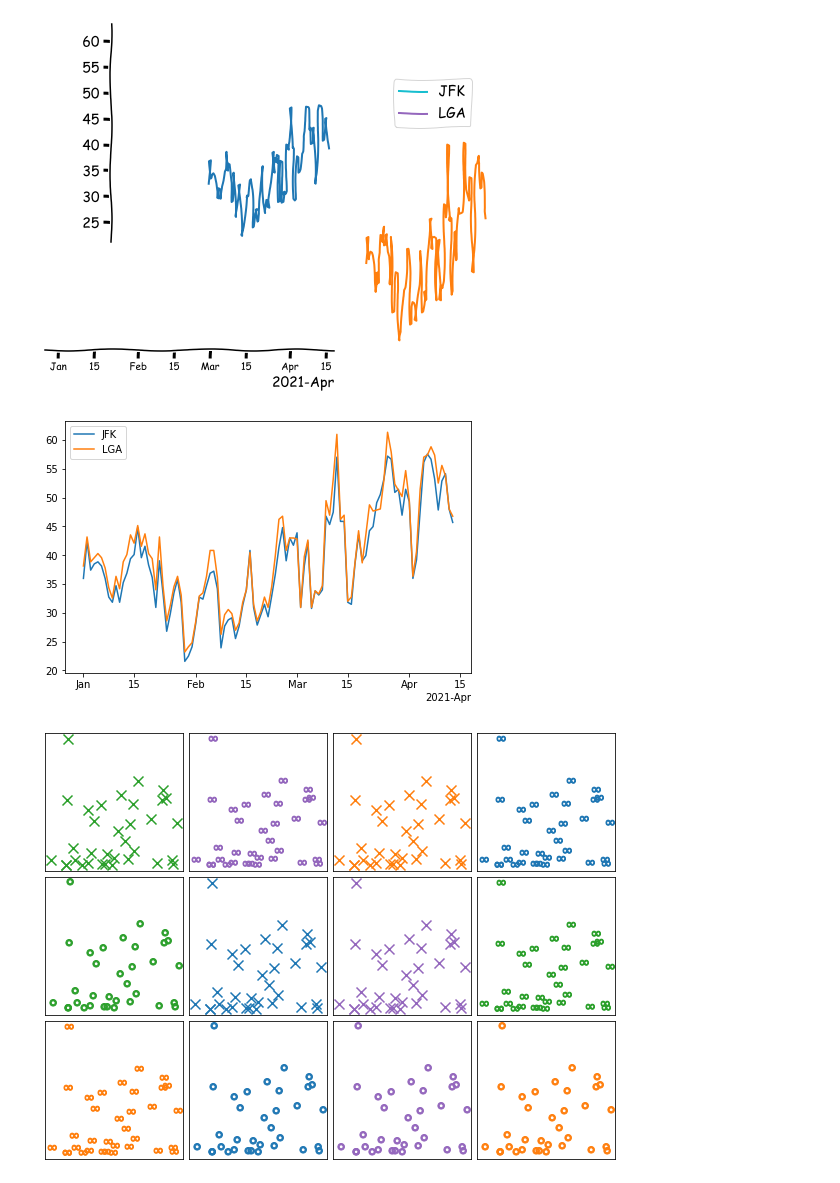
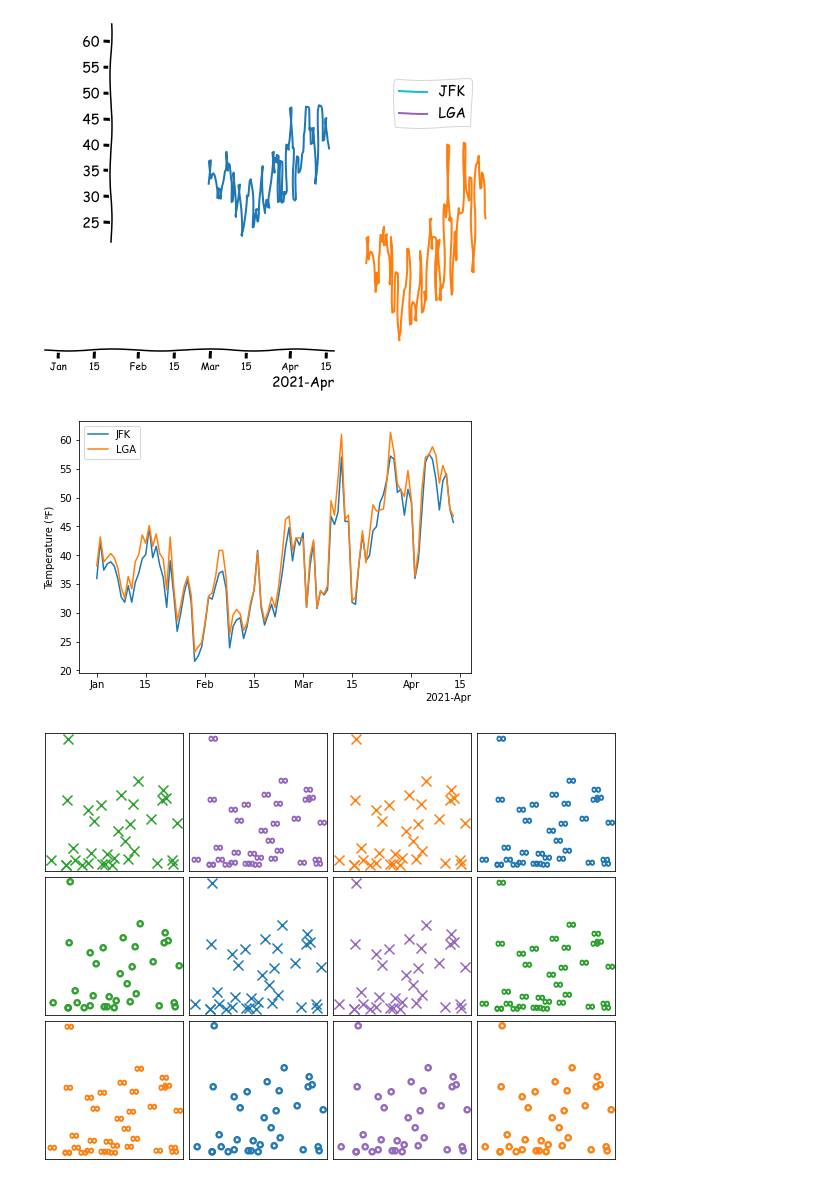
Before and after one commit to story645/proposal, a Jupyter notebook: figures/math/code/exploding.ipynb, the cells around one changed output. Drawn from its saved outputs; the diff is of its cells as text; code cells hidden in the pictures.

```diff
--- a/figures/math/code/exploding.ipynb
+++ b/figures/math/code/exploding.ipynb
@@ -103,14 +103,15 @@ fig.savefig(proposal_path/"exploding_artist.png", bbox_inches='tight')
 # %%
 fig, axd = plt.subplot_mosaic([['all']], constrained_layout=True)
 
 
 axd['all'].plot(jfk['DATE2'], jfk['TAVG'], color='tab:blue', label="JFK")
 axd['all'].plot(lga['DATE2'], lga['TAVG'], color='tab:orange', label="LGA")
+axd['all'].set_ylabel("Temperature (℉)")
 axd['all'].xaxis.set_major_formatter(mdates.ConciseDateFormatter(mdates.AutoDateLocator))
 axd['all'].legend()
 fig.savefig(proposal_path/"combined_artist.png")
 # %% [output]
-[figure, old version]
+[figure, new version]
 # %%
 colors = ['tab:orange', 'tab:blue', 'tab:green', 'tab:purple']
 markers = ['x', r'$\infty$', r'$\circ$' ]
```
Also changed, not shown: 2 other files.
